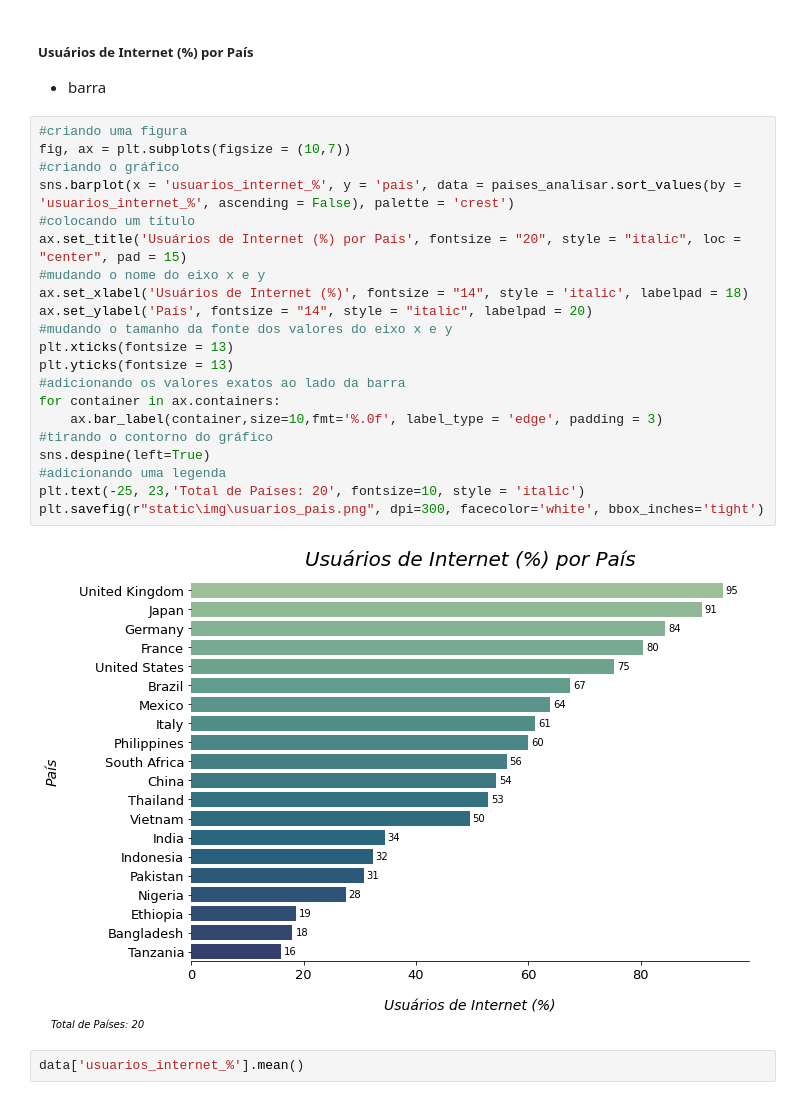
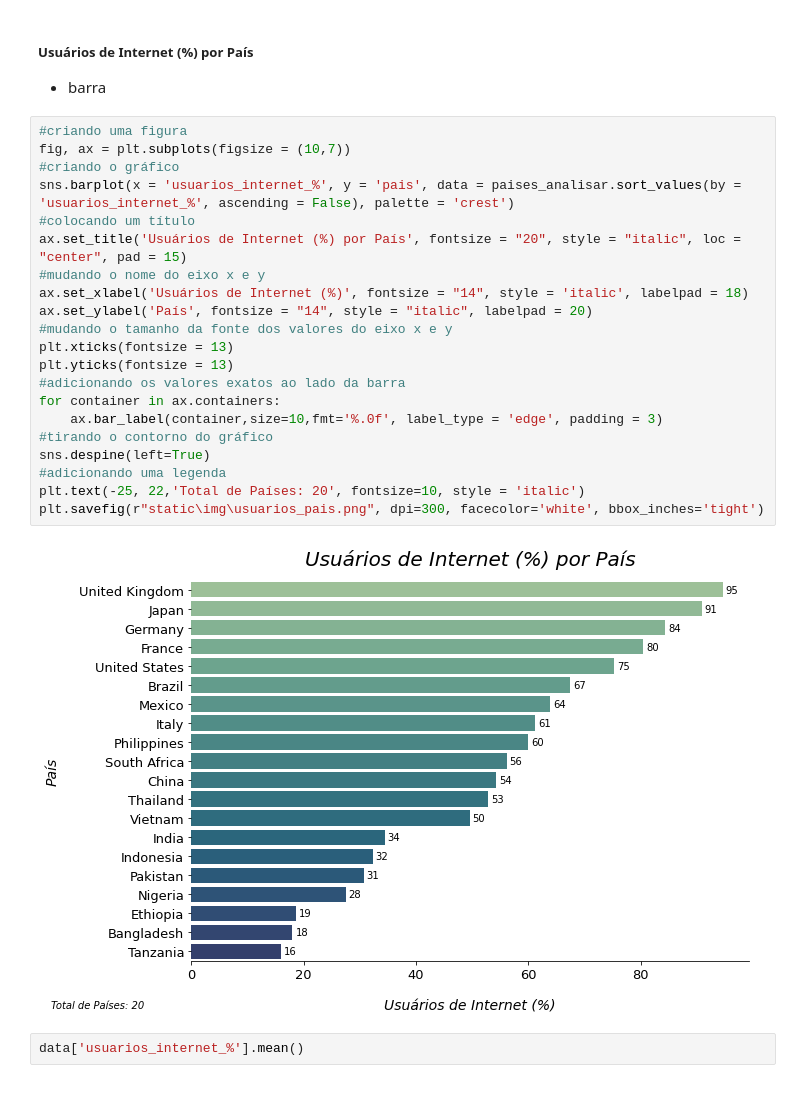
Before and after one commit to maafinotti/o_acesso_a_internet_no_mundo, a Jupyter notebook: internet_mundo.ipynb, the cells around one changed output. Drawn from its saved outputs; the diff is of its cells as text.

```diff
--- a/internet_mundo.ipynb
+++ b/internet_mundo.ipynb
@@ -430,26 +433,26 @@ plt.savefig(r"static\img\usuarios_regiao.png", dpi=300, facecolor='white', bbox_
 # %%
 #criando uma figura
 fig, ax = plt.subplots(figsize = (10,7))
 #criando o gráfico
 sns.barplot(x = 'usuarios_internet_%', y = 'pais', data = paises_analisar.sort_values(by = 'usuarios_internet_%', ascending = False), palette = 'crest')
 #colocando um título
 ax.set_title('Usuários de Internet (%) por País', fontsize = "20", style = "italic", loc = "center", pad = 15)
 #mudando o nome do eixo x e y
 ax.set_xlabel('Usuários de Internet (%)', fontsize = "14", style = 'italic', labelpad = 18)
 ax.set_ylabel('País', fontsize = "14", style = "italic", labelpad = 20)
 #mudando o tamanho da fonte dos valores do eixo x e y
 plt.xticks(fontsize = 13)
 plt.yticks(fontsize = 13)
 #adicionando os valores exatos ao lado da barra
 for container in ax.containers:
     ax.bar_label(container,size=10,fmt='%.0f', label_type = 'edge', padding = 3)
 #tirando o contorno do gráfico
 sns.despine(left=True)
 #adicionando uma legenda
-plt.text(-25, 23,'Total de Países: 20', fontsize=10, style = 'italic')
+plt.text(-25, 22,'Total de Países: 20', fontsize=10, style = 'italic')
 plt.savefig(r"static\img\usuarios_pais.png", dpi=300, facecolor='white', bbox_inches='tight')
 # %% [output]
-[figure, old version]
+[figure, new version]
 # %%
 data['usuarios_internet_%'].mean()
 # %% [output]
```
Also changed, not shown: parts of 2 cells of this notebook, 16 other files.
